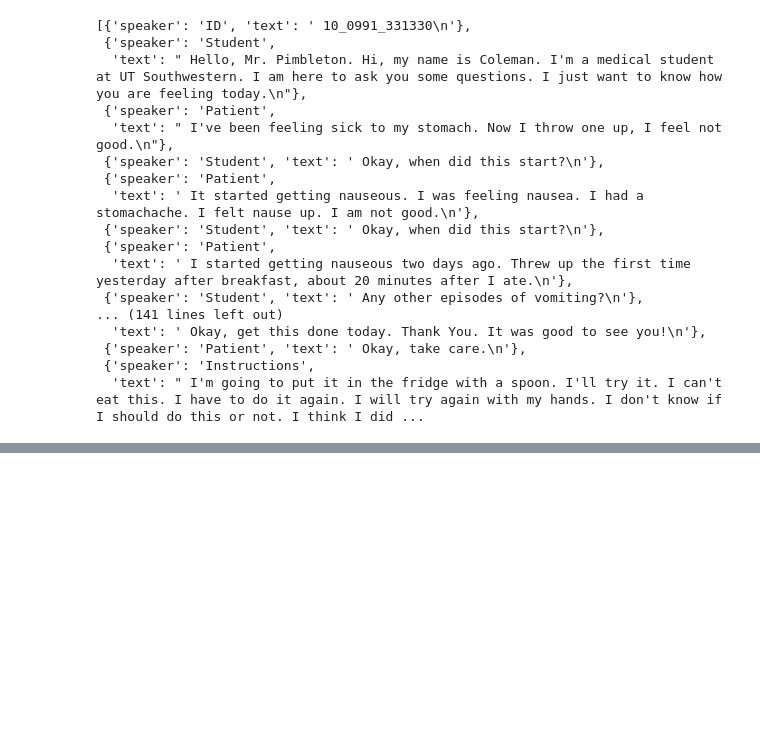
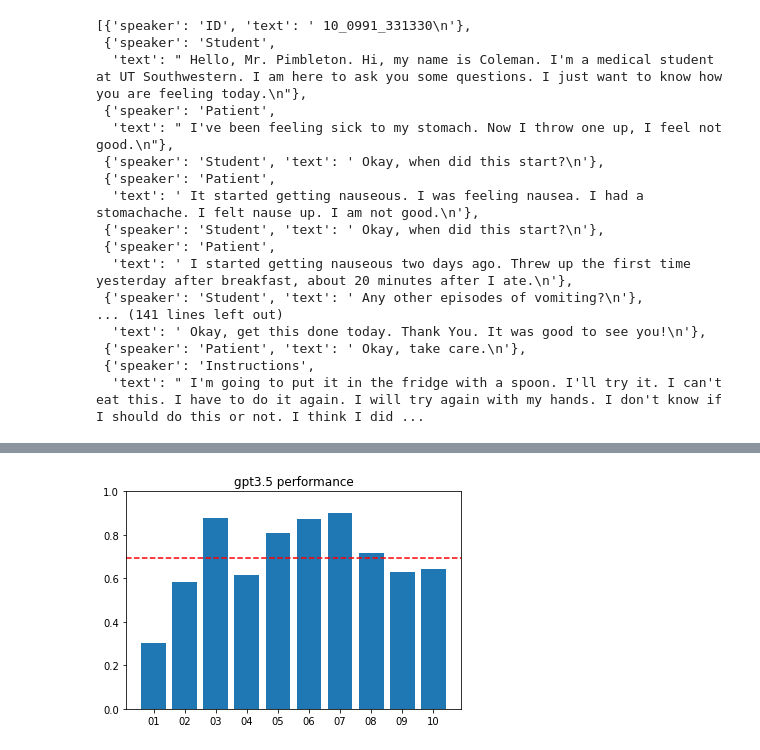
Before and after one commit to anniejain24/Diarization, a Jupyter notebook: diarized-labels-evaluation/levenshtein_diar_eval.ipynb, the cells around one changed output, grey strips where cells are left out. Saved outputs shown, nothing was run; the diff lists cells and outputs as text; code cells hidden in the pictures; blank space fills up the shorter version.

```diff
--- a/diarized-labels-evaluation/levenshtein_diar_eval.ipynb
+++ b/diarized-labels-evaluation/levenshtein_diar_eval.ipynb
@@ -431,0 +535,5 @@ gpt4_score
+# %%
+diar_path = '/archive/shared/sim_center/shared/annie/GPT3.5 complete/'
+gpt35_score = eval_transcript(id_set1, diar_path=diar_path)
+diar_path = '/archive/shared/sim_center/shared/annie/mixtral/'
+mixtral_score = eval_transcript(id_set1, diar_path=diar_path)
@@ -431,0 +561,11 @@ gpt4_score
+# %%
+gpt35 = np.mean([gpt35_score[token][1] for token in gpt35_score])
+mixtral = np.mean([mixtral_score[token][1] for token in mixtral_score])
+measures = ['distance', 'similarity']
+plt.bar([id[:2] for id in id_set1], [gpt35_score[token][1] for token in gpt35_score])
+plt.axhline(y = gpt35, color = 'r', linestyle = '--')
+plt.ylim(0, 1)
+plt.title("gpt3.5 performance")
+plt.show()
+# %% [output]
+[figure, added]
```
Also changed, not shown: parts of 20 cells of this notebook, 2 other files.
